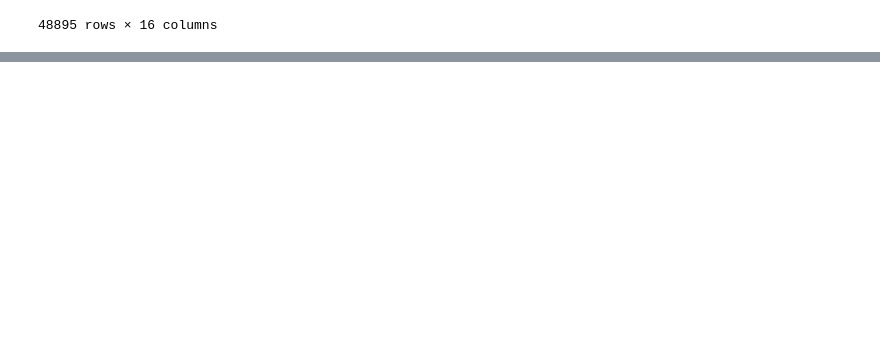
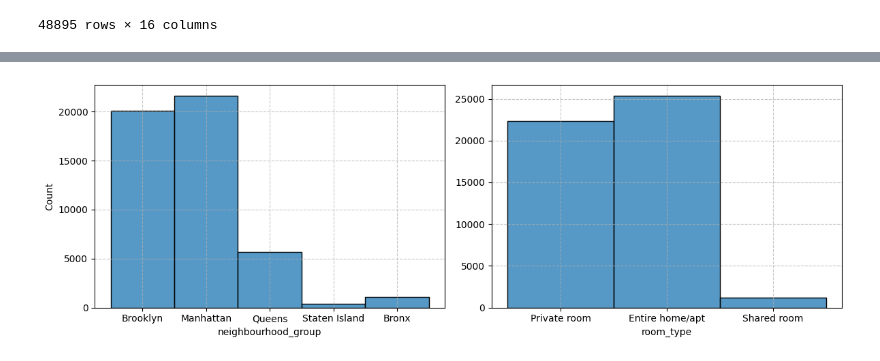
Before and after one commit to Julianmarania/Machine-learning-python-template_Project_12_Julian_Lopez, a Jupyter notebook: src/explore.ipynb, the cells around one changed output, grey strips where cells are left out. Drawn from its saved outputs; the diff is of its cells as text; code cells hidden in the pictures; blank space fills up the shorter version.

```diff
--- a/src/explore.ipynb
+++ b/src/explore.ipynb
@@ -21,0 +61,4 @@ data
+# %%
+# eliminar informacion irrelevante
+data_limpia = data.drop(['id', 'name', 'host_name', 'number_of_reviews', 'last_review', 'reviews_per_month', 'calculated_host_listings_count'], axis = 1, inplace = False)
+data_limpia.head()
@@ -21,0 +72,16 @@ data
+# %%
+# Análisis sobre variables categóricas
+
+fig, axis = plt.subplots(1, 2, figsize = (12, 4))
+
+# Crear un histograma múltiple
+sns.histplot(ax = axis[0], data = data_limpia, x = "neighbourhood_group")
+sns.histplot(ax = axis[1], data = data_limpia, x = "room_type").set(ylabel = None)
+
+axis[0].grid(linestyle='--', alpha=0.7)
+axis[1].grid(linestyle='--', alpha=0.7)
+
+plt.tight_layout()
+plt.show()
+# %% [output]
+[figure, added]
```
Also changed, not shown: parts of 14 cells of this notebook.
